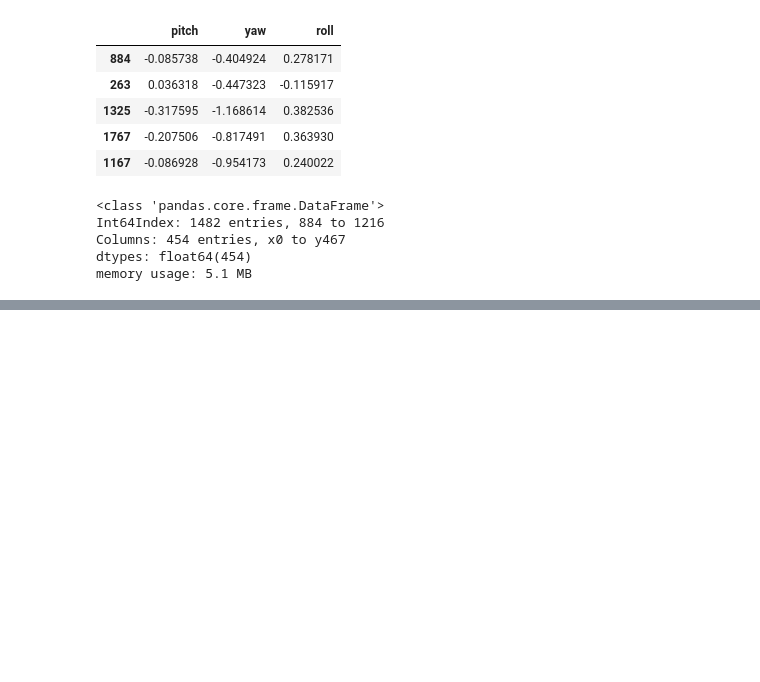
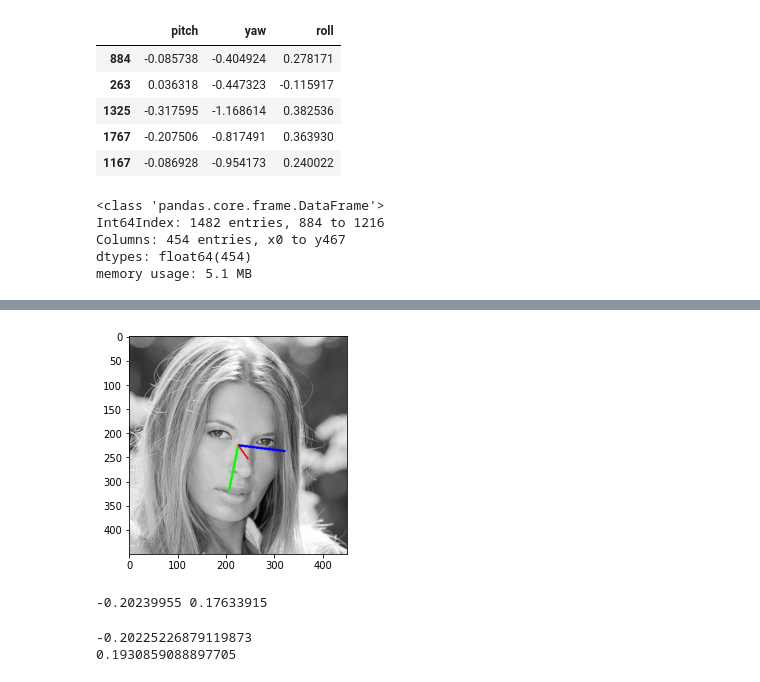
Before and after one commit to sarahmagdi/ml1_project, a Jupyter notebook: final_project.ipynb, the cells around one changed output, grey strips where cells are left out. Drawn from its saved outputs; the diff is of its cells as text; code cells hidden in the pictures; blank space fills up the shorter version.

```diff
--- a/final_project.ipynb
+++ b/final_project.ipynb
@@ -59,7 +28,7 @@ import matplotlib.image as mpimg
 imgs_pathes_list = glob.glob('/content/AFLW2000/*.jpg')
 
 # loop through the list and show the image to certain image is red
-for path in imgs_pathes_list[:5]:
+for path in imgs_pathes_list[:2]:
     image = cv2.imread(path)
     image = cv2.cvtColor(image, cv2.COLOR_BGR2RGB) # to convert BGR image to RGB because cv2 read images as BGR formate
     plt.imshow(image)
@@ -68,7 +37,7 @@ for path in imgs_pathes_list[:5]:
 
 
 
-imgs_pathes_list[0:5]
+imgs_pathes_list[0:2]
 # %% [output]
 [figure]
 [figure]
@@ -194,6 +139,0 @@ i
-# %%
-j=1
-for i in  ls:
-
-        print(i)
-ls
@@ -434,0 +382,2 @@ labels_test[0:100]
+# %%
+l=df.head(1)[['pitch','yaw','roll']]
@@ -434,0 +388,6 @@ labels_test[0:100]
+# %%
+
+image = cv2.imread(imgs_pathes_list[0])
+image = cv2.cvtColor(image, cv2.COLOR_BGR2RGB) # to convert BGR image to RGB because cv2 read images as BGR formate
+plt.imshow(image)
+plt.show()
@@ -434,0 +396,20 @@ labels_test[0:100]
+# %%
+img=draw_axis(image,l["pitch"][0],l["yaw"][0],l["roll"][0], tdx=None, tdy=None, size = 100)
+plt.imshow(img)
+plt.show()
+# %% [output]
+[figure, added]
+# %%
+feat=df.head(1)
+p=model1.predict(feat[x[0:936]])
+y=model2.predict(feat[x[0:936]])
+r=p=model3.predict(feat[x[0:936]])
+print(y[0],r[0])
+# %% [output]
+-0.20239955 0.17633915
+# %%
+print(l["yaw"][0])
+print(l["roll"][0])
+# %% [output]
+-0.20225226879119873
+0.1930859088897705
```
Also changed, not shown: parts of 40 cells of this notebook.
